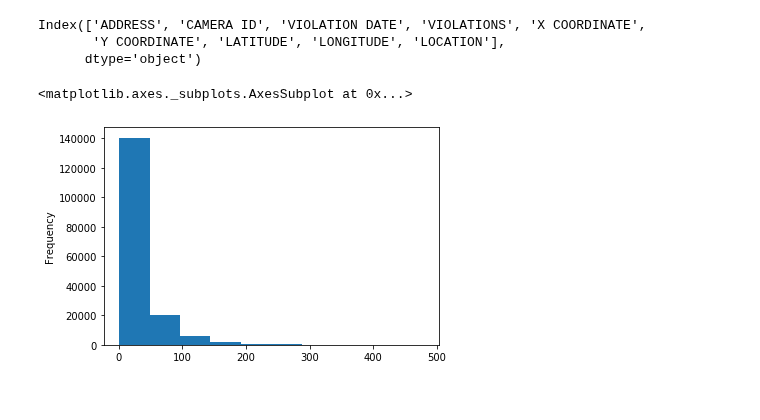
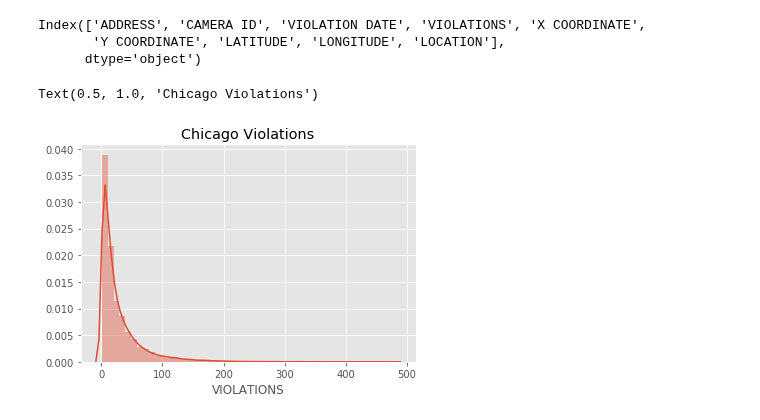
Before and after one commit to tahentx/pv_workbook, a Jupyter notebook: eda/chicago_violations.ipynb, the cells around one changed output. Saved outputs shown, nothing was run; the diff lists cells and outputs as text; code cells hidden in the pictures.

Commit message:
seaborn viz

```diff
--- a/eda/chicago_violations.ipynb
+++ b/eda/chicago_violations.ipynb
@@ -2,7 +2,9 @@
 %matplotlib inline
 import pandas as pd
 from pandas import DataFrame
-import matplotlib.pyplot as plt
+from matplotlib import pyplot as plt
+import seaborn as sns
+plt.style.use('ggplot')
 df = pd.read_csv('violations.csv')
 # %%
 df.info()
@@ -86,8 +60,9 @@ df.columns
 Index(['ADDRESS', 'CAMERA ID', 'VIOLATION DATE', 'VIOLATIONS', 'X COORDINATE',
        'Y COORDINATE', 'LATITUDE', 'LONGITUDE', 'LOCATION'],
       dtype='object')
-# %%
-df['VIOLATIONS'].plot('hist',x='day_of_week')
-# %% [output]
-<matplotlib.axes._subplots.AxesSubplot at 0x...>
-[figure, removed]
+# %%
+sns.distplot( df['VIOLATIONS'] )
+plt.title('Chicago Violations')
+# %% [output]
+Text(0.5, 1.0, 'Chicago Violations')
+[figure, added]
```
Also changed, not shown: parts of 4 cells of this notebook.
